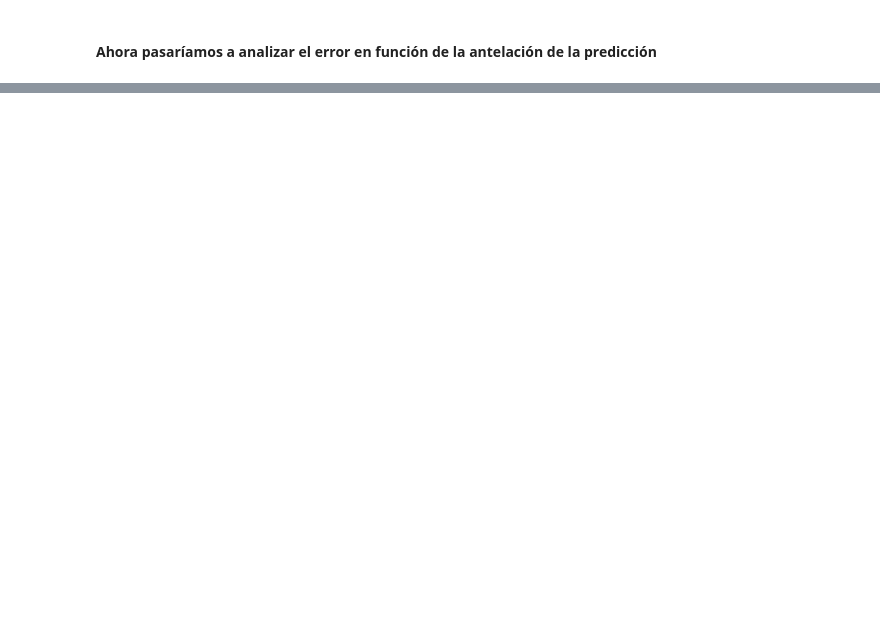
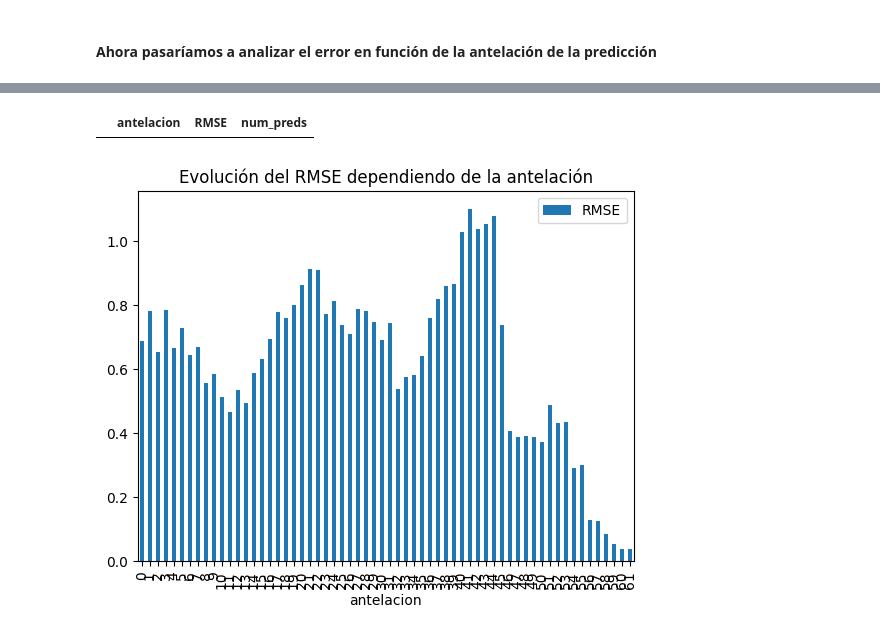
Before and after one commit to MarioBaldocchi/PD, a Jupyter notebook: forecasts/evaluacion.ipynb, the cells around one changed output, grey strips where cells are left out. Cells and saved outputs as stored; diff of their text form; code cells hidden in the pictures; blank space fills up the shorter version.

Commit message:
evaluacion.ipynb bastante avanzada

```diff
--- a/forecasts/evaluacion.ipynb
+++ b/forecasts/evaluacion.ipynb
@@ -153,0 +222,19 @@ Text(0.5, 0, 'TRUE (metros)')
+# %%
+df_evaluacion = pd.DataFrame(columns = ["antelacion","RMSE", "num_preds"])
+# df_evaluacion.loc[len(df_evaluacion)] = [4, 'D']
+df_evaluacion
+# %% [output]
+|  | antelacion | RMSE | num_preds |
+# %%
+import matplotlib.pyplot as plt
+
+for i in antelaciones_ordenadas:
+    df_evaluacion.loc[len(df_evaluacion)] = [i, rmse(y_obs_reales[antelacion_obs_reales == i], predicciones_obs_reales[antelacion_obs_reales == i]), len(antelacion_obs_reales == i)]
+# %%
+df_evaluacion.antelacion = df_evaluacion.antelacion.astype(int)
+# %%
+df_evaluacion.num_preds = df_evaluacion.num_preds.astype(int)
+# %%
+df_evaluacion.plot(kind = "bar", x = "antelacion", y = "RMSE", title = "Evolución del RMSE dependiendo de la antelación");
+# %% [output]
+[figure, added]
```
Also changed, not shown: parts of 32 cells of this notebook.
